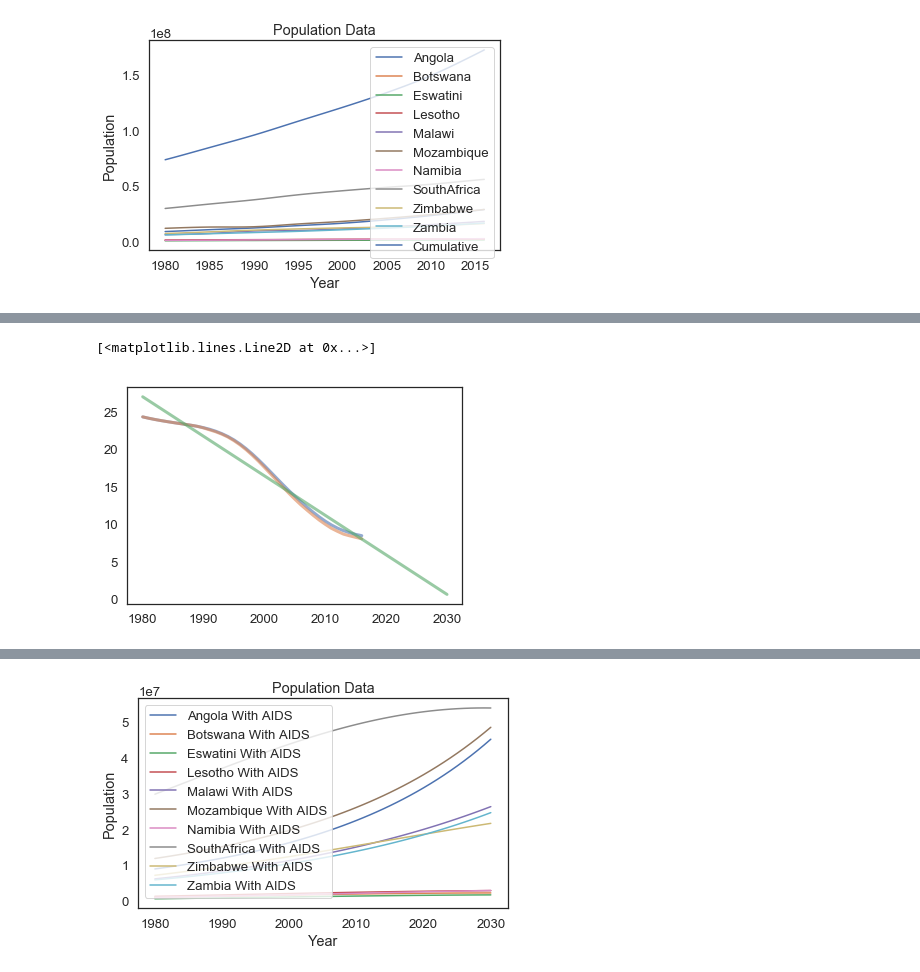
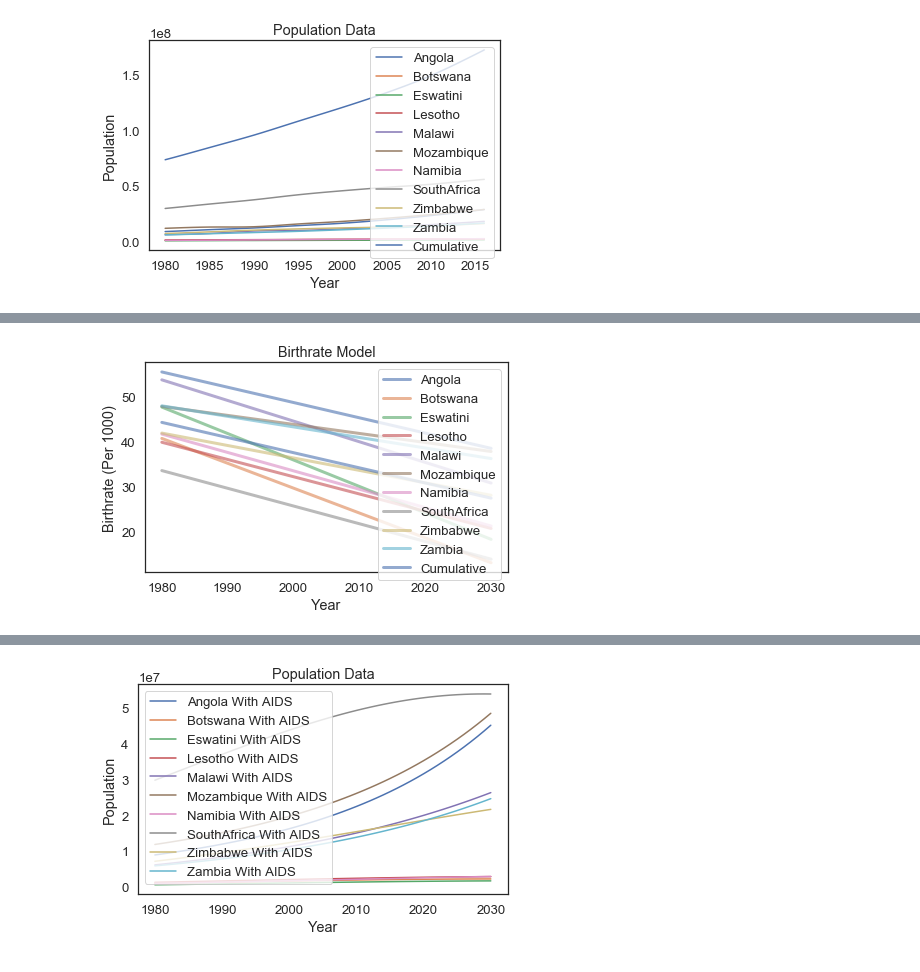
Before and after one commit to SkyeOzga/ModSimPy-Projects, a Jupyter notebook: Project 1 Ozga Rho -- Pivot Edition.ipynb, the cells around one changed output, grey strips where cells are left out. Drawn from its saved outputs; the diff is of its cells as text; code cells hidden in the pictures.

```diff
--- a/Project 1 Ozga Rho -- Pivot Edition.ipynb
+++ b/Project 1 Ozga Rho -- Pivot Edition.ipynb
@@ -223,6 +257,3 @@ decorate(xlabel='Year',
              title='Population Data')
 # %% [output]
 [figure]
-# %%
-for c in countries:
-    plot(c.br_AIDS_linear)
@@ -244,7 +259,0 @@ plot(countries[0].br_noAIDS_linear)
-# %%
-plot(countries[0].dr_data)
-plot(countries[0].dr_noAIDS)
-plot(countries[0].dr_noAIDS_linear)
-# %% [output]
-[<matplotlib.lines.Line2D at 0x...>]
-[figure, removed]
@@ -265,0 +260,9 @@ plot(countries[0].dr_noAIDS_linear)
+# %%
+for c in countries:
+    plot(c.br_AIDS_model, label = c.name)
+
+decorate(xlabel='Year',
+             ylabel='Birthrate (Per 1000)',
+             title='Birthrate Model')
+# %% [output]
+[figure, added]
```
Also changed, not shown: parts of 27 cells of this notebook.
